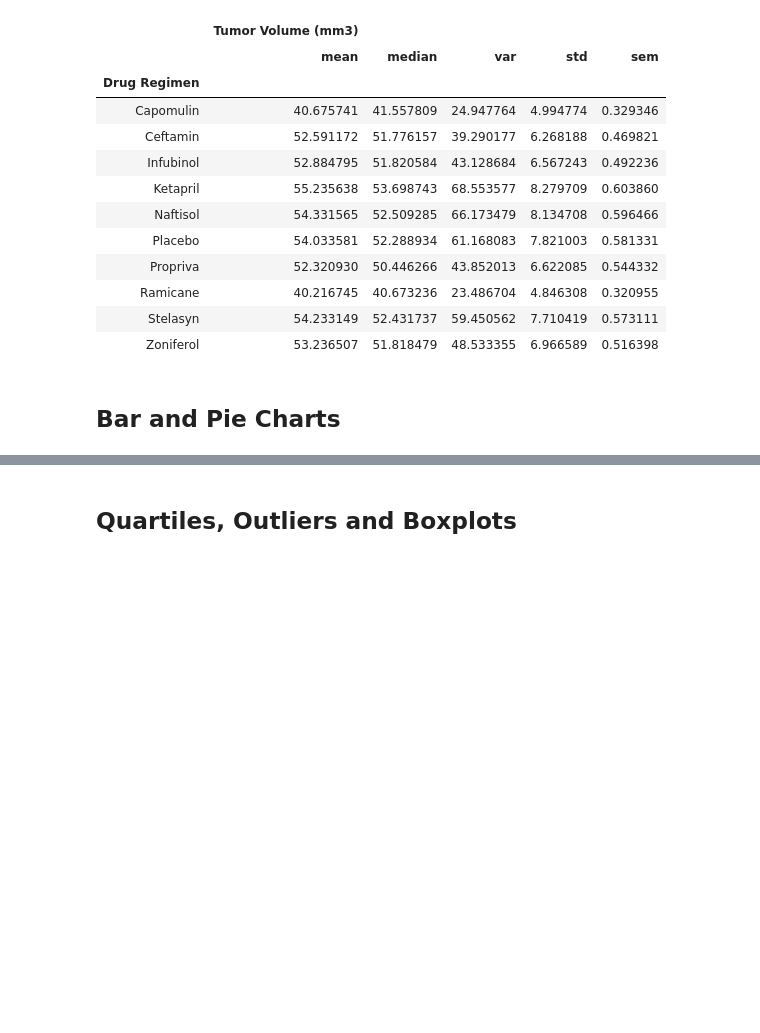
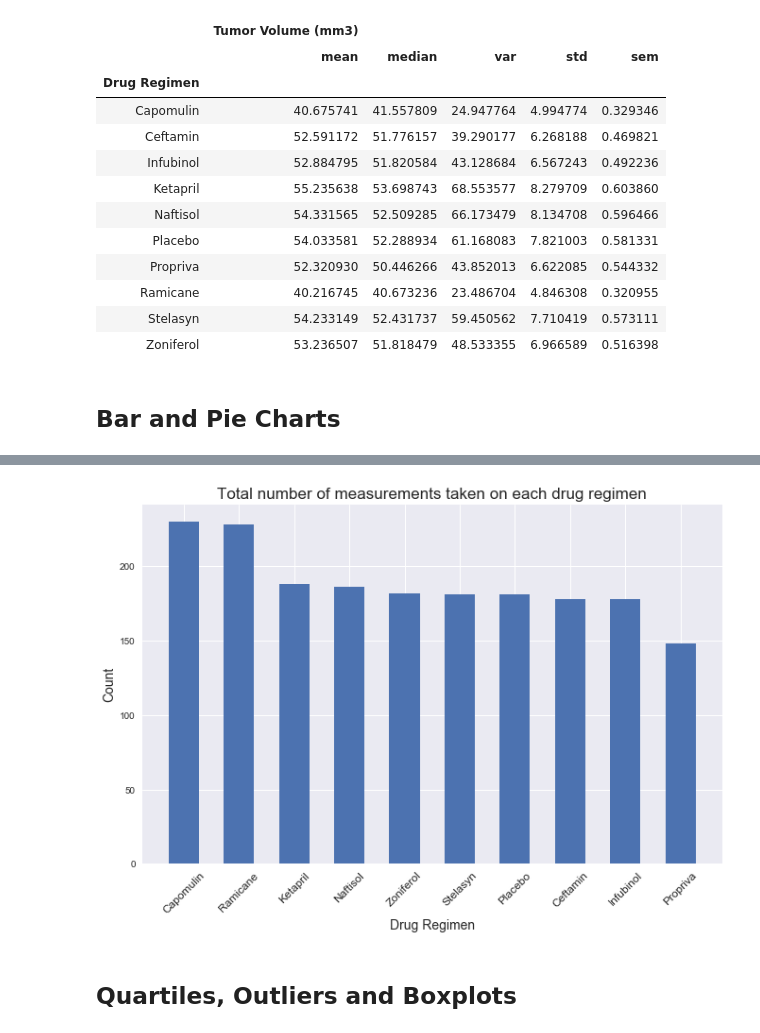
Before and after one commit to crogar/matplotlib-challenge, a Jupyter notebook: Pymaceuticals/pymaceuticals_starter.ipynb, the cells around one changed output, grey strips where cells are left out. Cells and saved outputs as stored; diff of their text form; code cells hidden in the pictures; blank space fills up the shorter version.

```diff
--- a/Pymaceuticals/pymaceuticals_starter.ipynb
+++ b/Pymaceuticals/pymaceuticals_starter.ipynb
@@ -164,3 +162,19 @@ chart1.set_ylim(0,250);
+# %%
+# Generate a bar plot showing the total number of measurements taken on each drug regimen using pyplot.
+drugs = Cleaned_df['Drug Regimen'].value_counts().index
+counts = list(Cleaned_df['Drug Regimen'].value_counts())
+
+plt.figure(figsize=(11,7));
+plt.style.use('seaborn')
+plt.xticks(rotation=45, fontsize=12)
+plt.bar(drugs,counts,width=0.55)
+
+# setting labels
+plt.title("Total number of measurements taken on each drug regimen", fontsize=17)
+plt.xlabel("Drug Regimen",fontsize=14)
+plt.ylabel("Count",fontsize=14);
+# %% [output]
+[figure, added]
 # %%
 # Generate a pie plot showing the distribution of female versus male mice using pandas
 # %%
```
Also changed, not shown: parts of 2 cells of this notebook.
